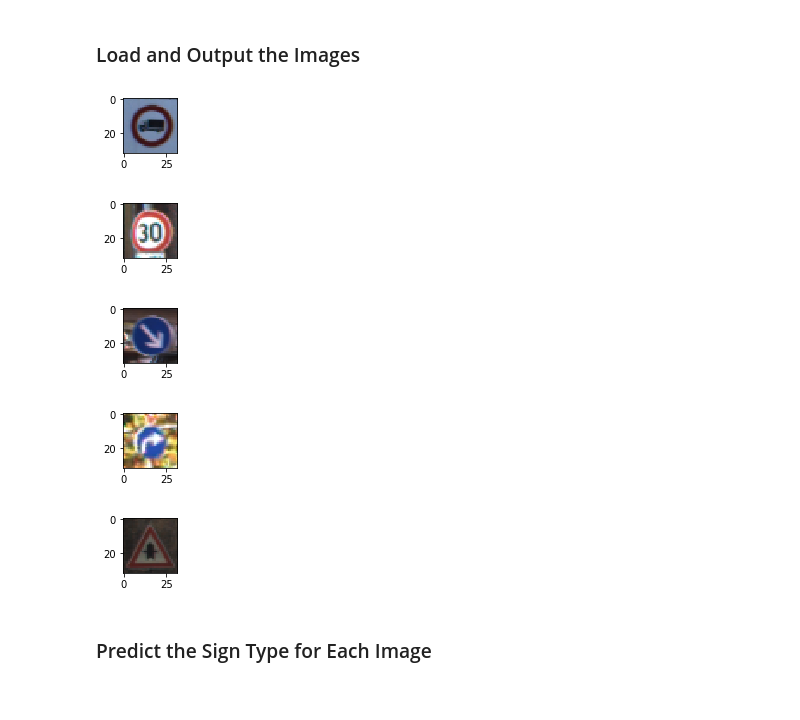
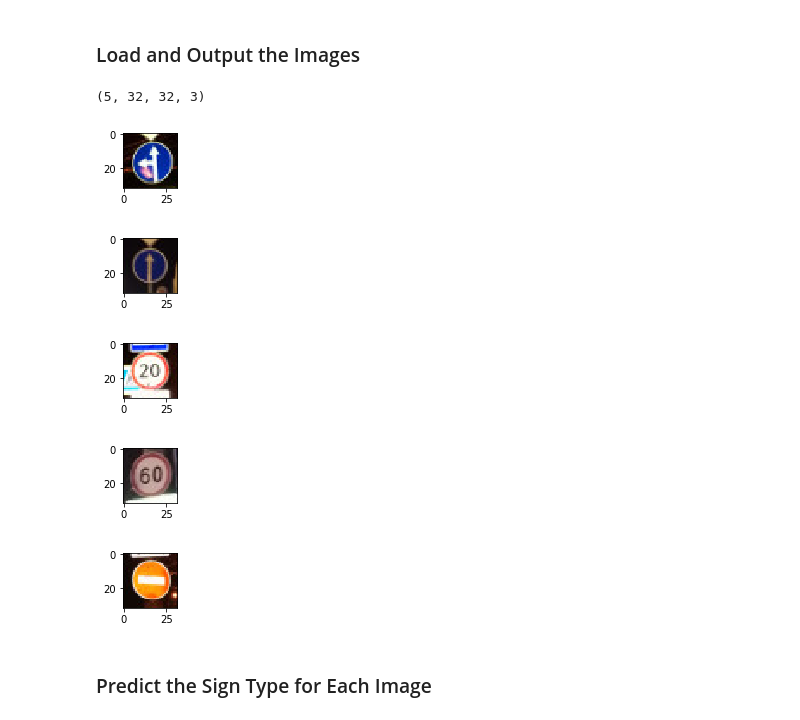
Before and after one commit to qibin0506/CarND-Traffic-Sign-Classifier, a Jupyter notebook: Traffic_Sign_Classifier.ipynb, the cells around one changed output. Cells and saved outputs as stored; diff of their text form; code cells hidden in the pictures.

```diff
--- a/Traffic_Sign_Classifier.ipynb
+++ b/Traffic_Sign_Classifier.ipynb
@@ -100,10 +100,11 @@ import random
 # Visualizations will be shown in the notebook.
 %matplotlib inline
 
-index = random.randint(0, len(X_train))
-image = X_train[index].squeeze()
+for i in range(5):
+    index = random.randint(0, len(X_train))
+    image = X_train[index].squeeze()
 
-plt.figure(figsize=(1,1))
-plt.imshow(image)
-print(y_train[index])
+    plt.figure(figsize=(1,1))
+    plt.imshow(image)
+    print(y_train[index])
 # %% [output]
@@ -324,18 +333,25 @@ You may find `signnames.csv` useful as it contains mappings from the class id (i
 # %%
 ### Load the images and plot them here.
 ### Feel free to use as many code cells as needed.
-test_images = X_test[0:5]
+import matplotlib.image as mpimg
+test_images = []
+test_images_labels = [37, 35, 0, 3, 17]
 
-with tf.Session() as sess:
-    for idx in range(len(images)):
-        plt.figure(figsize=(1,1))
-        plt.imshow(test_images[idx].squeeze())
+for i in range(1, 6):
+    img = mpimg.imread("./test_images/" + str(i) + ".jpg")
+    test_images.append(img)
+test_images = np.array(test_images)
+print(test_images.shape)
+for idx in range(len(test_images)):
+    plt.figure(figsize=(1,1))
+    plt.imshow(test_images[idx].squeeze())
 # %% [output]
+(5, 32, 32, 3)
-[figure, old version]
+[figure, new version]
-[figure, old version]
+[figure, new version]
-[figure, old version]
+[figure, new version]
-[figure, old version]
+[figure, new version]
-[figure, old version]
+[figure, new version]
 # %% [markdown]
 ### Predict the Sign Type for Each Image
 # %%
```
Also changed, not shown: parts of 7 cells of this notebook, 16 other files.
